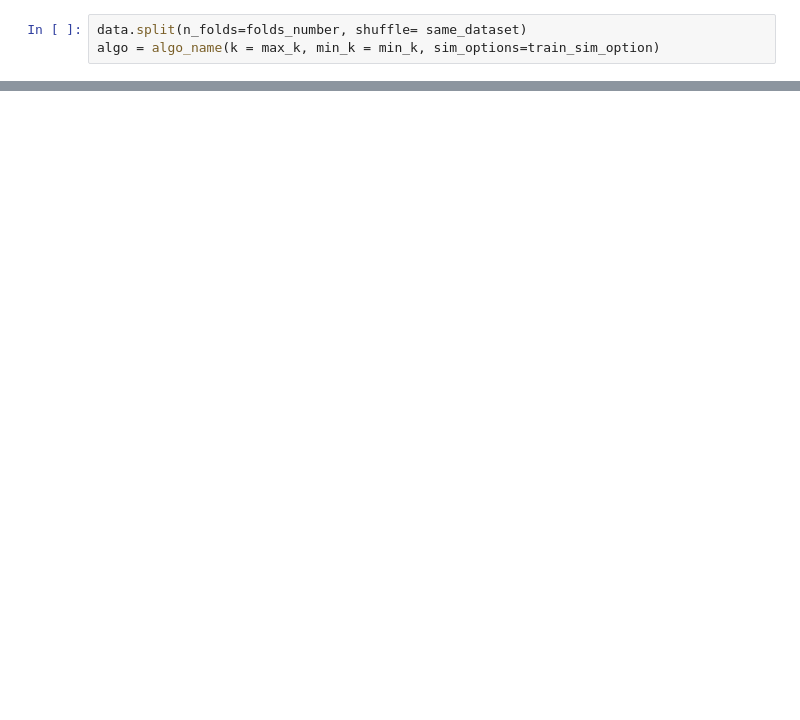
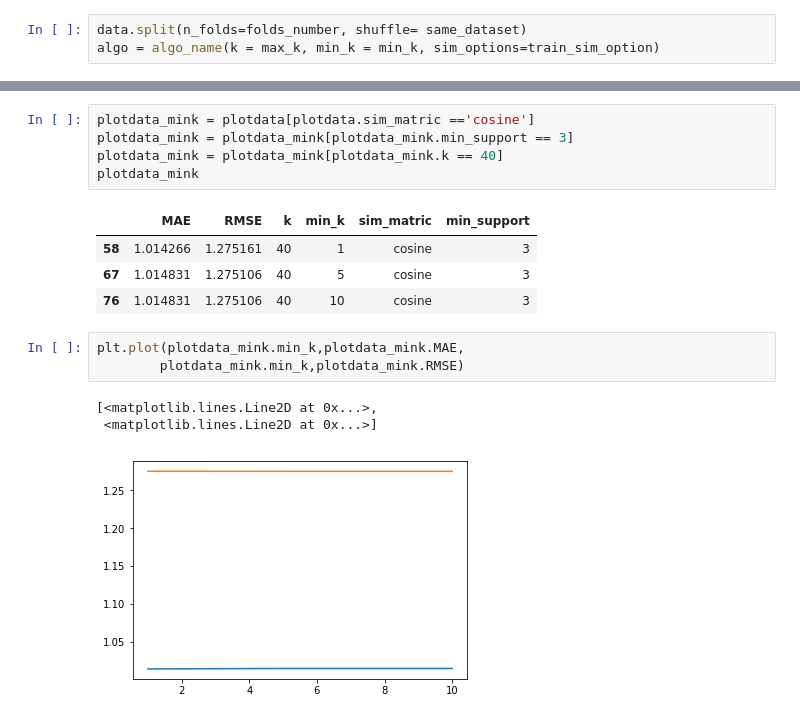
Before and after one commit to tonymngo/personalization_project, a Jupyter notebook: knn.ipynb, the cells around one changed output, grey strips where cells are left out. Cells and saved outputs as stored; diff of their text form; blank space fills up the shorter version.

```diff
--- a/knn.ipynb
+++ b/knn.ipynb
@@ -166,0 +314,17 @@ Done computing similarity matrix.
+# %%
+plotdata_mink = plotdata[plotdata.sim_matric =='cosine']
+plotdata_mink = plotdata_mink[plotdata_mink.min_support == 3]
+plotdata_mink = plotdata_mink[plotdata_mink.k == 40]
+plotdata_mink
+# %% [output]
+|  | MAE | RMSE | k | min_k | sim_matric | min_support |
+| 58 | 1.014266 | 1.275161 | 40 | 1 | cosine | 3 |
+| 67 | 1.014831 | 1.275106 | 40 | 5 | cosine | 3 |
+| 76 | 1.014831 | 1.275106 | 40 | 10 | cosine | 3 |
+# %%
+plt.plot(plotdata_mink.min_k,plotdata_mink.MAE,
+        plotdata_mink.min_k,plotdata_mink.RMSE)
+# %% [output]
+[<matplotlib.lines.Line2D at 0x...>,
+ <matplotlib.lines.Line2D at 0x...>]
+[figure, added]
```
Also changed, not shown: parts of 22 cells of this notebook.
